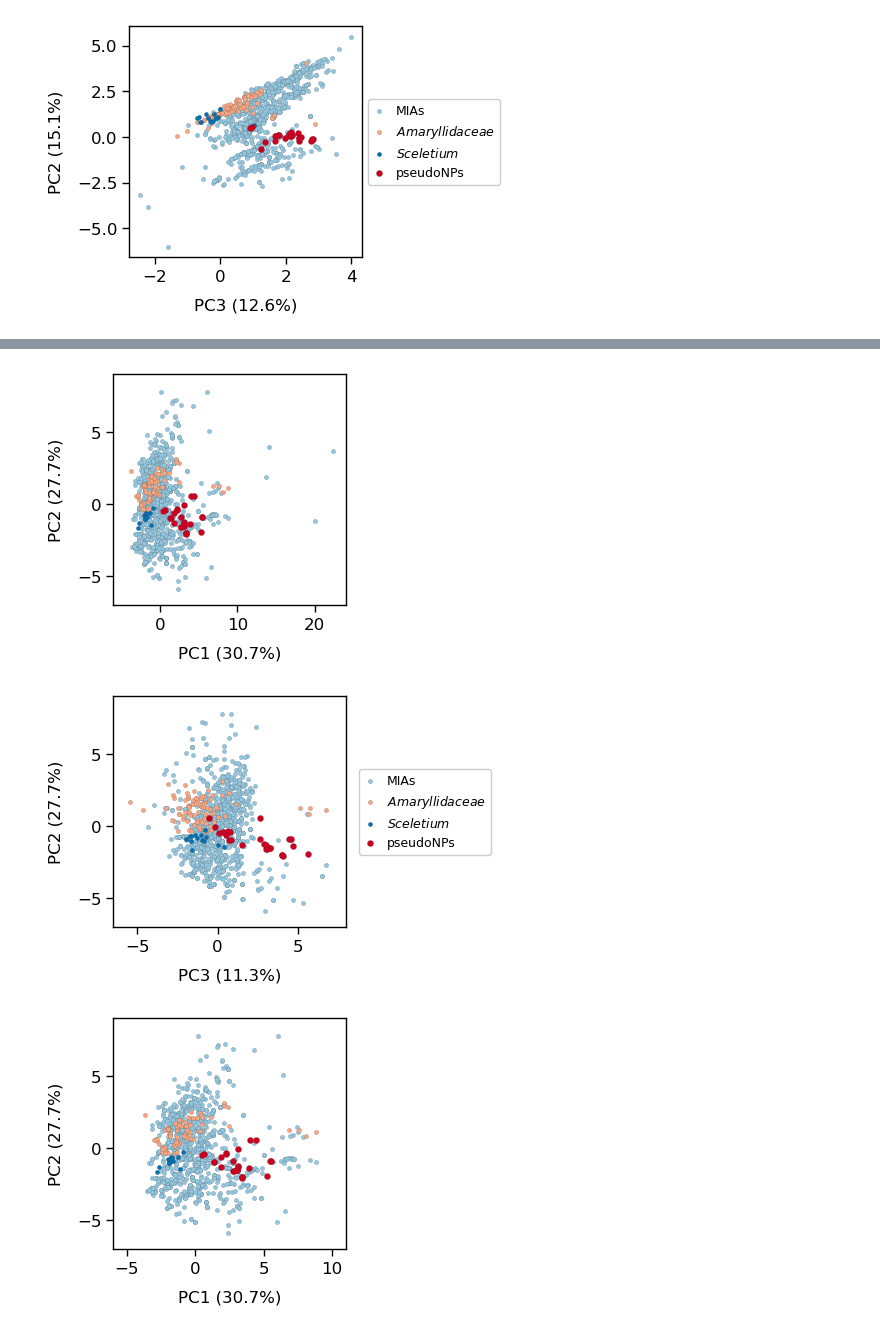
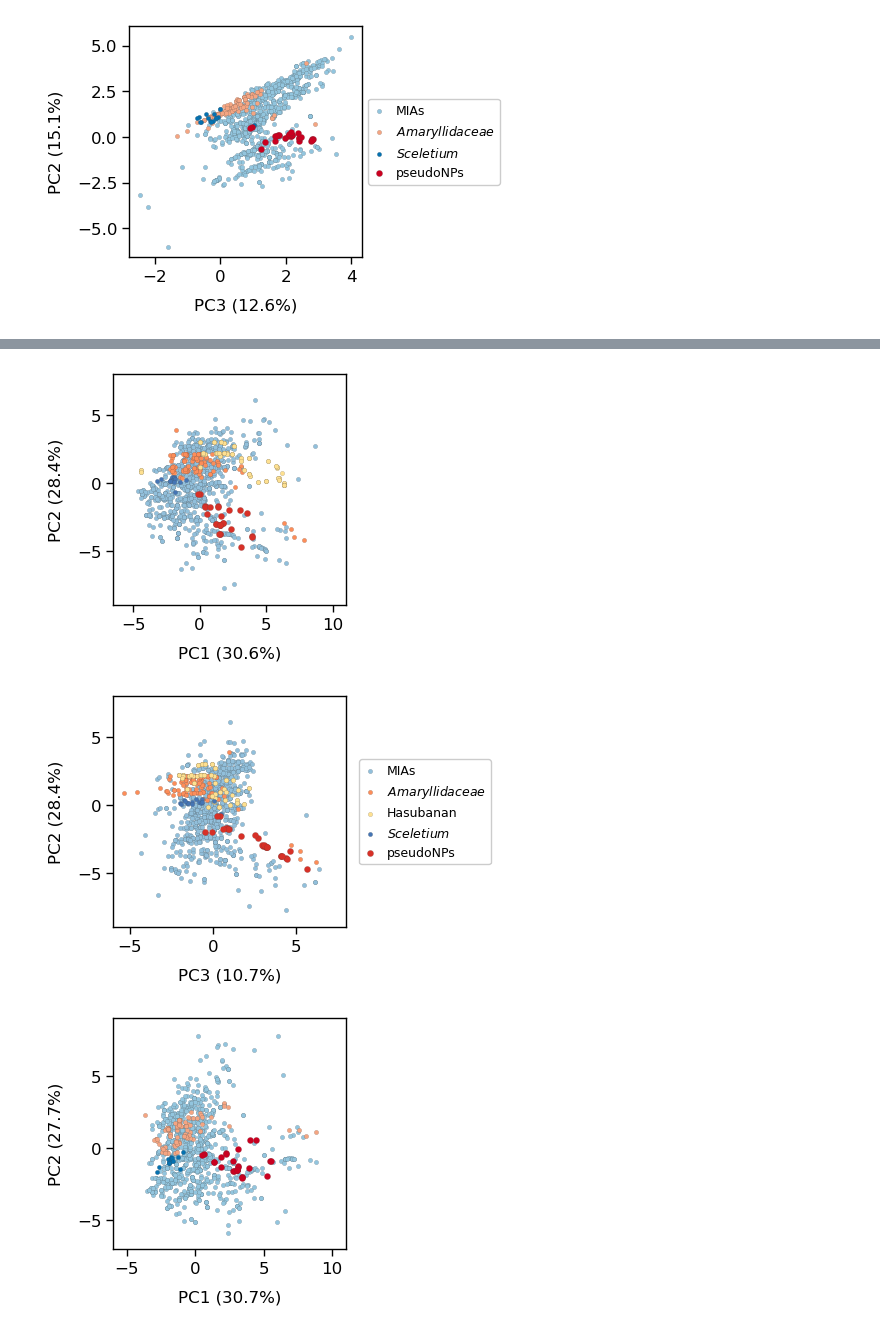
Before and after one commit to BernalFA/2025_Greiner_PseudoNPs, a Jupyter notebook: notebooks/2.01-fb-first_plots.ipynb, the cells around one changed output, grey strips where cells are left out. Saved outputs shown, nothing was run; the diff lists cells and outputs as text; code cells hidden in the pictures.

Commit message:
renew plots

```diff
--- a/notebooks/2.01-fb-first_plots.ipynb
+++ b/notebooks/2.01-fb-first_plots.ipynb
@@ -119,7 +119,7 @@ plt.show()
 [figure]
 # %%
 def prepare_alkaloid_comparison(df):
-    comparisons = df.query("dataset in ['pseudoNPs', 'Sceletium']").copy()
+    comparisons = df.query("dataset in ['pseudoNPs', 'Sceletium', 'Hasubanan']").copy()
     comparisons["new_set"] = comparisons["dataset"]
     for file in ["Amaryllidaceae.csv", "MIAs.csv"]:
         idx = pd.read_csv(HERE / "data" / file)
@@ -134,34 +136,38 @@ family_labels = {
     "pseudoNPs": "pseudoNPs",
     "MIAs": "MIAs",
     "Amaryllidaceae": r"$\mathit{Amaryllidaceae}$",
-    "Sceletium": r"$\mathit{Sceletium}$"
+    "Sceletium": r"$\mathit{Sceletium}$",
+    "Hasubanan": "Hasubanan",
 }
 
 family_colors = {
     "pseudoNPs": "#ca0020",
     "MIAs": "#92c5de",
     "Amaryllidaceae": "#f4a582",
-    "Sceletium": "#0571b0"
+    "Sceletium": "#0571b0",
+    "Hasubanan": "#ffffbf",
 }
 
 family_order = {
-    "pseudoNPs": 0.3,
+    "pseudoNPs": 0.4,
     "MIAs": 0,
     "Amaryllidaceae": 0.1,
-    "Sceletium": 0.2
+    "Sceletium": 0.3,
+    "Hasubanan": 0.2
 }
 
 family_size = {
     "pseudoNPs": 20,
     "MIAs": 10,
     "Amaryllidaceae": 10,
-    "Sceletium": 10
+    "Sceletium": 10,
+    "Hasubanan": 10
 }
 
 fig = plt.figure()
 ax = fig.add_subplot()
 # for data in comparisons.new_set.unique():
-for data in ["MIAs", "Amaryllidaceae", "Sceletium", "pseudoNPs"]:
+for data in ["MIAs", "Amaryllidaceae", "Hasubanan", "Sceletium", "pseudoNPs"]:
     idx = comparisons.query("new_set == @data").index
     ax.scatter(pca_scores.loc[idx, "PC1"], pca_scores.loc[idx, "PC2"],
                 s=family_size[data],
@@ -238,62 +244,66 @@ family_labels = {
     "pseudoNPs": "pseudoNPs",
     "MIAs": "MIAs",
     "Amaryllidaceae": r"$\mathit{Amaryllidaceae}$",
-    "Sceletium": r"$\mathit{Sceletium}$"
+    "Sceletium": r"$\mathit{Sceletium}$",
+    "Hasubanan": "Hasubanan",
 }
 
 family_colors = {
-    "pseudoNPs": "#ca0020",
-    "MIAs": "#92c5de",
-    "Amaryllidaceae": "#f4a582",
-    "Sceletium": "#0571b0"
+    "pseudoNPs": "#d73027",
+    "MIAs": "#91bfdb",
+    "Amaryllidaceae": "#fc8d59",
+    "Sceletium": "#4575b4",
+    "Hasubanan": "#fee090",
 }
 
 family_order = {
-    "pseudoNPs": 0.3,
+    "pseudoNPs": 0.4,
     "MIAs": 0,
     "Amaryllidaceae": 0.1,
-    "Sceletium": 0.2
+    "Sceletium": 0.3,
+    "Hasubanan": 0.2
 }
 
 family_size = {
     "pseudoNPs": 20,
     "MIAs": 10,
     "Amaryllidaceae": 10,
-    "Sceletium": 10
+    "Sceletium": 10,
+    "Hasubanan": 10
 }
 
 fig = plt.figure()
 ax = fig.add_subplot()
 # for data in comparisons.new_set.unique():
-for data in ["MIAs", "Amaryllidaceae", "Sceletium", "pseudoNPs"]:
+for data in ["MIAs", "Amaryllidaceae", "Hasubanan", "Sceletium", "pseudoNPs"]:
     idx = pca_scores.query("new_set == @data").index
     ax.scatter(pca_scores.loc[idx, "PC1"], pca_scores.loc[idx, "PC2"],
                 s=family_size[data],
                 c=family_colors[data],
                 edgecolors=[0.25, 0.25, 0.25],
                 linewidths=0.1,
                 label=family_labels[data],
                 zorder=family_order[data])
 
-ax.set(xlim=(-6, 24), ylim=(-7, 9))
+ax.set(xlim=(-6.5, 11), ylim=(-9, 8))
 
 plt.xlabel(f"PC1 ({pca_var.loc[0, "PC1"]:.1%})")
 plt.ylabel(f"PC2 ({pca_var.loc[0, "PC2"]:.1%})")
 # plt.legend(loc="center right",
 #            bbox_to_anchor=(1.64, 0.5),
 #            fontsize=9,
 #            handlelength=1,
 #            frameon=True)
-plt.savefig(FIG_DIR / "pca_score_plot_alkaloids_alone.png",
+plt.savefig(FIG_DIR / "20250919_pca_score_plot_alkaloids_alone.png",
             transparent=True, bbox_inches="tight")
 plt.show()
 # %% [output]
-[figure, old version]
+[figure, new version]
 # %%
 fig = plt.figure()
 ax = fig.add_subplot()
 # for data in comparisons.new_set.unique():
-for data in ["MIAs", "Amaryllidaceae", "Sceletium", "pseudoNPs"]:
+for data in ["MIAs", "Amaryllidaceae", "Hasubanan", "Sceletium", "pseudoNPs"]:
     idx = pca_scores.query("new_set == @data").index
     ax.scatter(pca_scores.loc[idx, "PC3"], pca_scores.loc[idx, "PC2"],
                 s=family_size[data],
@@ -303,7 +313,7 @@ for data in ["MIAs", "Amaryllidaceae", "Sceletium", "pseudoNPs"]:
                 label=family_labels[data],
                 zorder=family_order[data])
 
-ax.set(xlim=(-6.5, 8), ylim=(-7, 9))
+ax.set(xlim=(-6, 8), ylim=(-9, 8))
 
 plt.xlabel(f"PC3 ({pca_var.loc[0, "PC3"]:.1%})")
 plt.ylabel(f"PC2 ({pca_var.loc[0, "PC2"]:.1%})")
@@ -312,12 +322,12 @@ plt.legend(loc="center right",
            fontsize=9,
            handlelength=1,
            frameon=True)
-plt.savefig(FIG_DIR / "pca_score_plot_alkaloids_alone_PC3.png",
+plt.savefig(FIG_DIR / "20250919_pca_score_plot_alkaloids_alone_PC3.png",
             transparent=True, bbox_inches="tight")
 
 plt.show()
 # %% [output]
-[figure, old version]
+[figure, new version]
 # %%
 fig = plt.figure()
 ax = fig.add_subplot()
```
Also changed, not shown: parts of 10 cells of this notebook.
